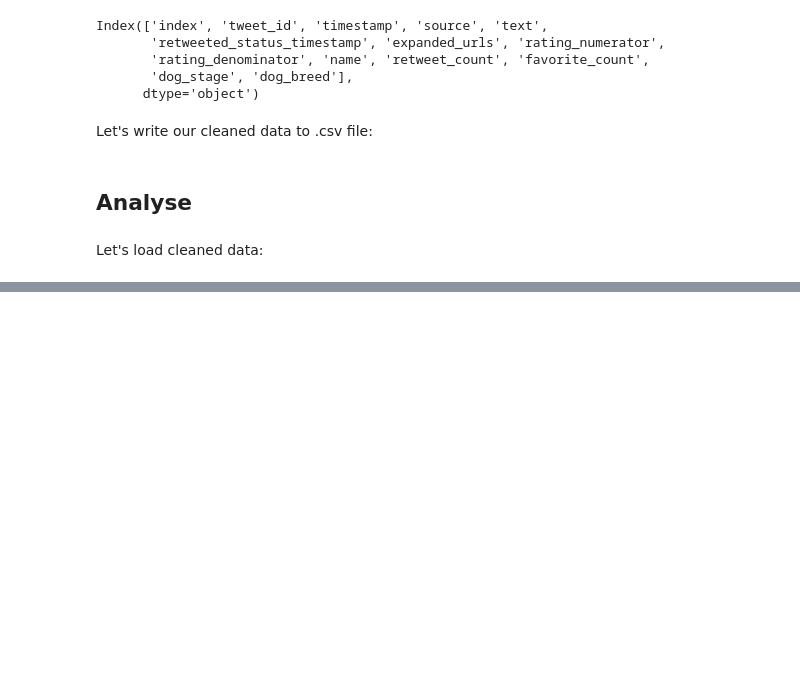
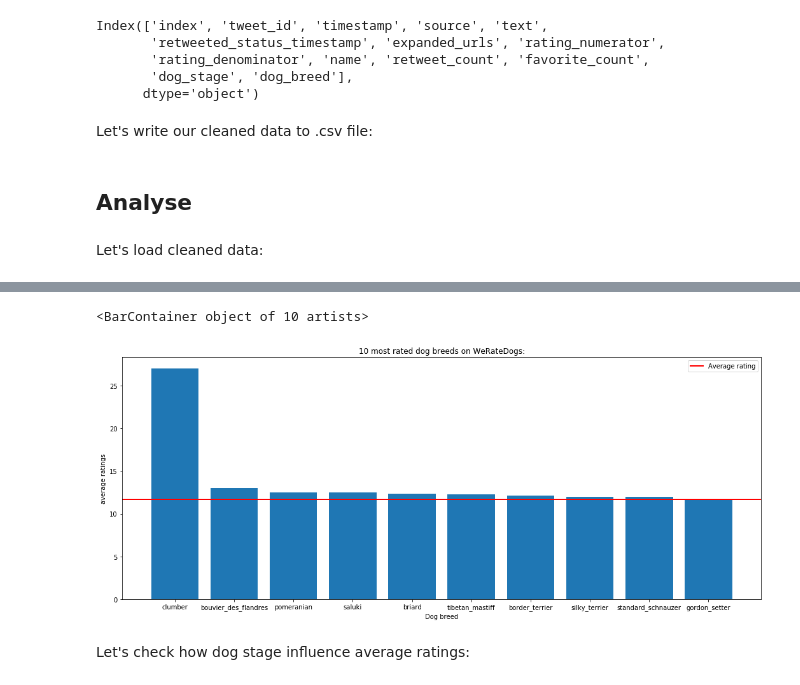
Before and after one commit to Askanio234/WeRateDogs-Tweets, a Jupyter notebook: wrangle_act.ipynb, the cells around one changed output, grey strips where cells are left out. Drawn from its saved outputs; the diff is of its cells as text; code cells hidden in the pictures; blank space fills up the shorter version.

```diff
--- a/wrangle_act.ipynb
+++ b/wrangle_act.ipynb
@@ -858,0 +864,3 @@ df.head()
+# %%
+average_numerator = df['rating_numerator'].mean()
+average_numerator
@@ -858,0 +938,3 @@ df.head()
+# %%
+top_ten_ratings = df.groupby('dog_breed')['rating_numerator'].mean().sort_values(ascending=False)[:10]
+top_ten_ratings
@@ -858,0 +954,12 @@ df.head()
+# %%
+fig, ax = plt.subplots(figsize=(18, 7))
+ax.set(xlabel='Dog breed', ylabel='average ratings',
+       title='10 most rated dog breeds on WeRateDogs:')
+ax.axhline(average_numerator, color='red', linewidth=2, label='Average rating')
+plt.legend()
+ax.bar(top_ten_ratings.index, top_ten_ratings.values)
+# %% [output]
+<BarContainer object of 10 artists>
+[figure, added]
+# %% [markdown]
+Let's check how dog stage influence average ratings:
```
Also changed, not shown: parts of 32 cells of this notebook.
